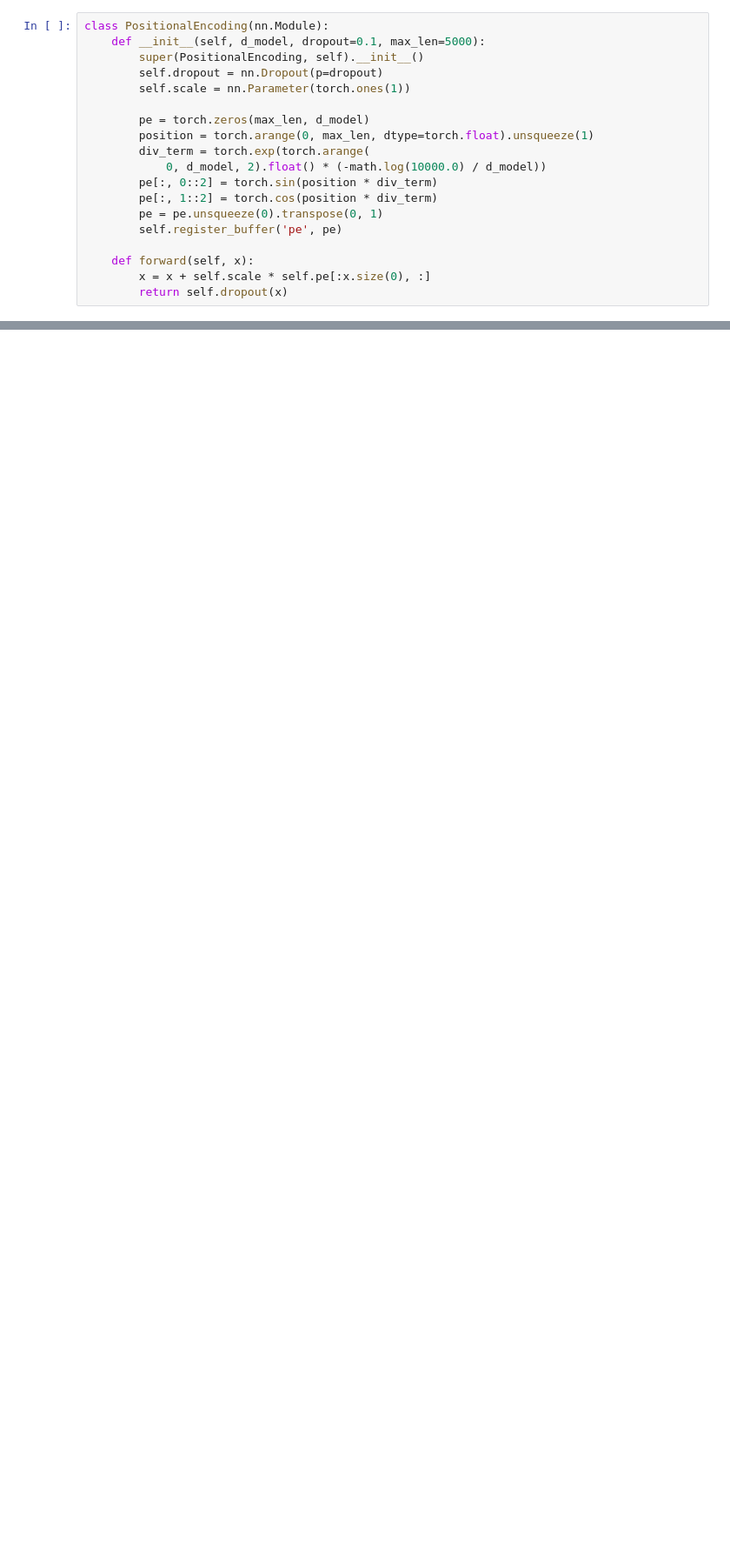
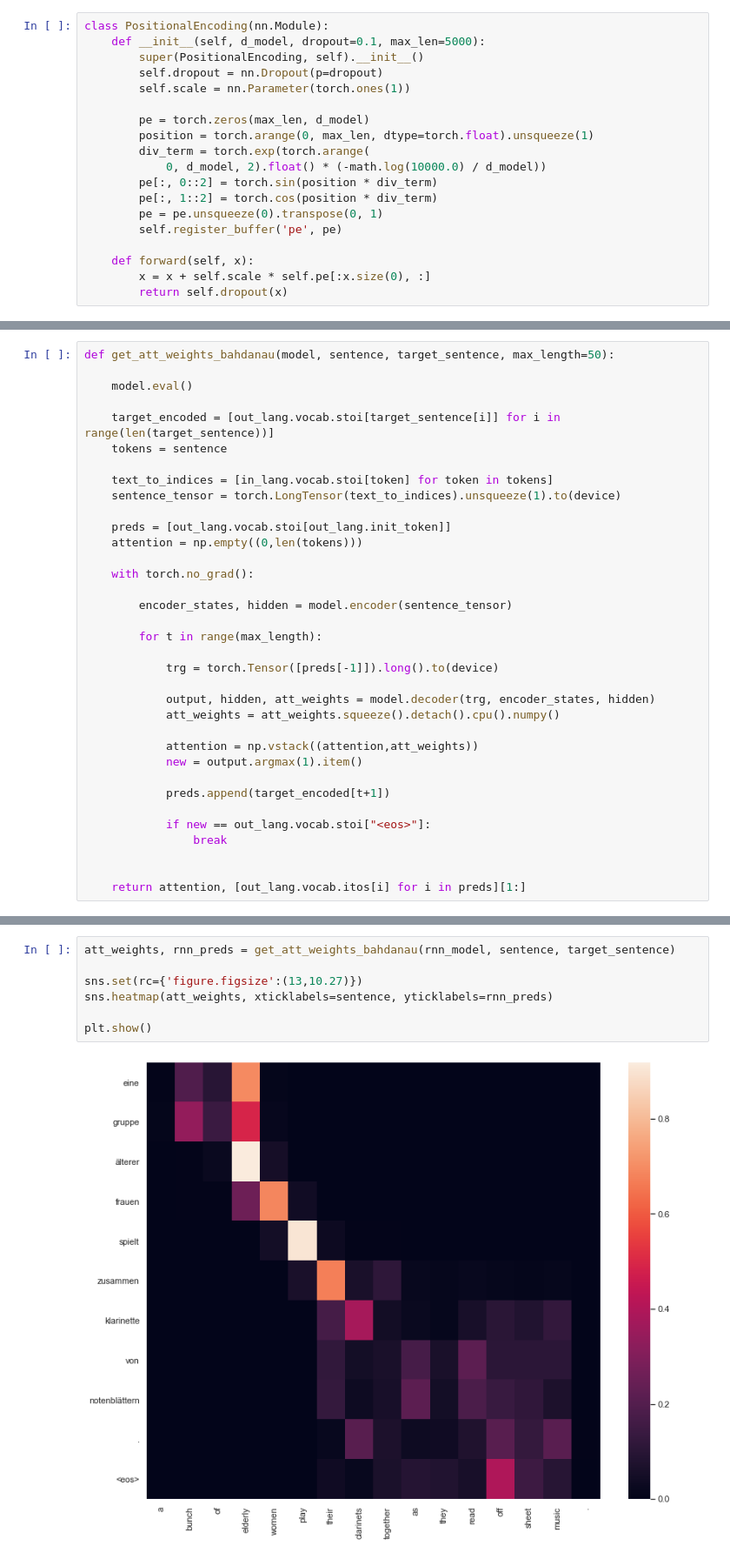
Before and after one commit to maroxtn/Transformer-vs-bahdanau-attention, a Jupyter notebook: notebooks/Comparison.ipynb, the cells around one changed output, grey strips where cells are left out. Shown at 87% size. Saved outputs shown, nothing was run; the diff lists cells and outputs as text; blank space fills up the shorter version.

```diff
--- a/notebooks/Comparison.ipynb
+++ b/notebooks/Comparison.ipynb
@@ -317,0 +401,35 @@ att_weights = att_weights[0].detach().cpu().numpy()
+# %%
+def get_att_weights_bahdanau(model, sentence, target_sentence, max_length=50):
+
+    model.eval()
+
+    target_encoded = [out_lang.vocab.stoi[target_sentence[i]] for i in range(len(target_sentence))]
+    tokens = sentence
+
+    text_to_indices = [in_lang.vocab.stoi[token] for token in tokens]
+    sentence_tensor = torch.LongTensor(text_to_indices).unsqueeze(1).to(device)
+
+    preds = [out_lang.vocab.stoi[out_lang.init_token]]
+    attention = np.empty((0,len(tokens)))
+
+    with torch.no_grad():
+
+        encoder_states, hidden = model.encoder(sentence_tensor)
+
+        for t in range(max_length):
+
+            trg = torch.Tensor([preds[-1]]).long().to(device)
+
+            output, hidden, att_weights = model.decoder(trg, encoder_states, hidden)
+            att_weights = att_weights.squeeze().detach().cpu().numpy()
+
+            attention = np.vstack((attention,att_weights))
+            new = output.argmax(1).item()
+
+            preds.append(target_encoded[t+1])
+
+            if new == out_lang.vocab.stoi["<eos>"]:
+                break
+
+
+    return attention, [out_lang.vocab.itos[i] for i in preds][1:]
@@ -324,0 +449,9 @@ plt.show()
+# %%
+att_weights, rnn_preds = get_att_weights_bahdanau(rnn_model, sentence, target_sentence)
+
+sns.set(rc={'figure.figsize':(13,10.27)})
+sns.heatmap(att_weights, xticklabels=sentence, yticklabels=rnn_preds)
+
+plt.show()
+# %% [output]
+[figure, added]
```
Also changed, not shown: parts of 36 cells of this notebook, 12 other files.
